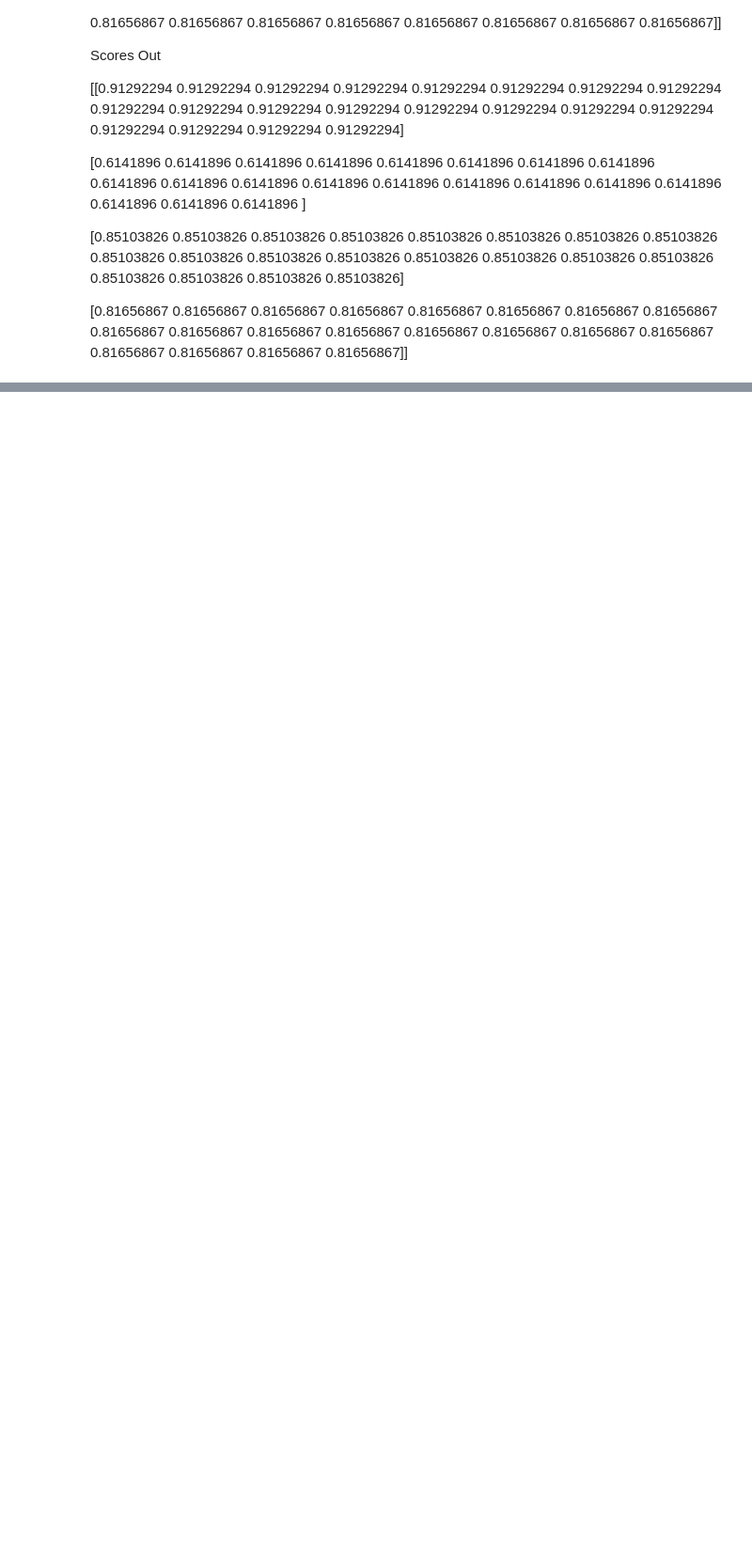
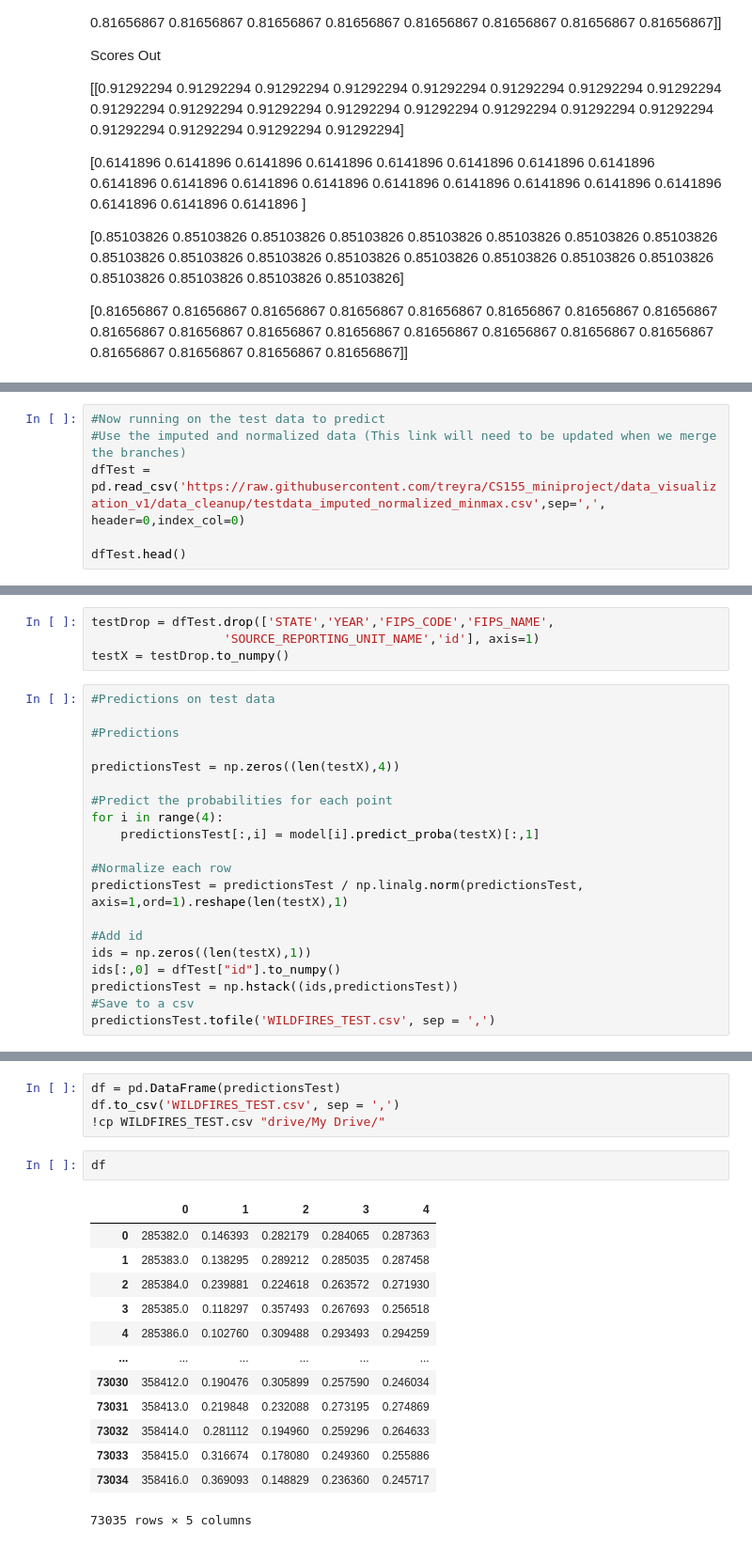
Before and after one commit to treyra/CS155_miniproject2, a Jupyter notebook: Logistic_Regression.ipynb, the cells around one changed output, grey strips where cells are left out. Shown at 94% size. Drawn from its saved outputs; the diff is of its cells as text; blank space fills up the shorter version.

```diff
--- a/Logistic_Regression.ipynb
+++ b/Logistic_Regression.ipynb
@@ -242,0 +478,6 @@ Cs,np.logspace(-1,1,numParams)
+# %%
+#Now running on the test data to predict
+#Use the imputed and normalized data (This link will need to be updated when we merge the branches)
+dfTest = pd.read_csv('https://raw.githubusercontent.com/treyra/CS155_miniproject/data_visualization_v1/data_cleanup/testdata_imputed_normalized_minmax.csv',sep=',', header=0,index_col=0)
+
+dfTest.head()
@@ -242,0 +491,24 @@ Cs,np.logspace(-1,1,numParams)
+# %%
+testDrop = dfTest.drop(['STATE','YEAR','FIPS_CODE','FIPS_NAME',
+                  'SOURCE_REPORTING_UNIT_NAME','id'], axis=1)
+testX = testDrop.to_numpy()
+# %%
+#Predictions on test data
+
+#Predictions
+
+predictionsTest = np.zeros((len(testX),4))
+
+#Predict the probabilities for each point
+for i in range(4):
+    predictionsTest[:,i] = model[i].predict_proba(testX)[:,1]
+
+#Normalize each row
+predictionsTest = predictionsTest / np.linalg.norm(predictionsTest, axis=1,ord=1).reshape(len(testX),1)
+
+#Add id
+ids = np.zeros((len(testX),1))
+ids[:,0] = dfTest["id"].to_numpy()
+predictionsTest = np.hstack((ids,predictionsTest))
+#Save to a csv
+predictionsTest.tofile('WILDFIRES_TEST.csv', sep = ',')
@@ -242,0 +521,20 @@ Cs,np.logspace(-1,1,numParams)
+# %%
+df = pd.DataFrame(predictionsTest)
+df.to_csv('WILDFIRES_TEST.csv', sep = ',')
+!cp WILDFIRES_TEST.csv "drive/My Drive/"
+# %%
+df
+# %% [output]
+|  | 0 | 1 | 2 | 3 | 4 |
+| 0 | 285382.0 | 0.146393 | 0.282179 | 0.284065 | 0.287363 |
+| 1 | 285383.0 | 0.138295 | 0.289212 | 0.285035 | 0.287458 |
+| 2 | 285384.0 | 0.239881 | 0.224618 | 0.263572 | 0.271930 |
+| 3 | 285385.0 | 0.118297 | 0.357493 | 0.267693 | 0.256518 |
+| 4 | 285386.0 | 0.102760 | 0.309488 | 0.293493 | 0.294259 |
+| ... | ... | ... | ... | ... | ... |
+| 73030 | 358412.0 | 0.190476 | 0.305899 | 0.257590 | 0.246034 |
+| 73031 | 358413.0 | 0.219848 | 0.232088 | 0.273195 | 0.274869 |
+| 73032 | 358414.0 | 0.281112 | 0.194960 | 0.259296 | 0.264633 |
+| 73033 | 358415.0 | 0.316674 | 0.178080 | 0.249360 | 0.255886 |
+| 73034 | 358416.0 | 0.369093 | 0.148829 | 0.236360 | 0.245717 |
+73035 rows × 5 columns
```
Also changed, not shown: parts of 14 cells of this notebook.
